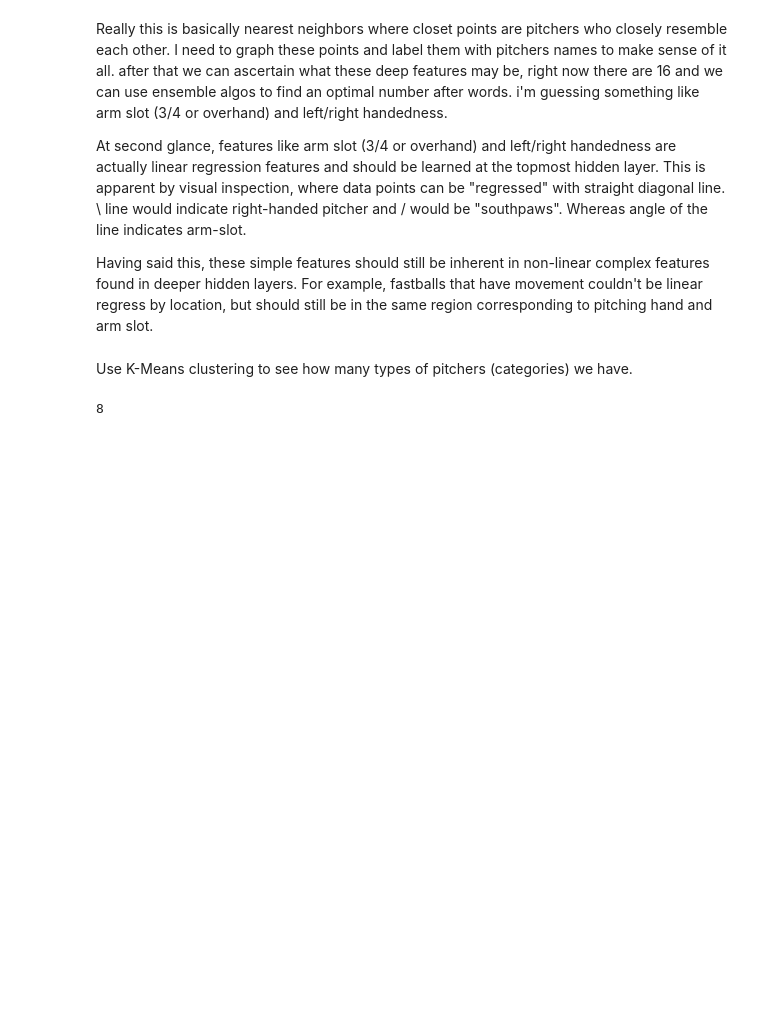
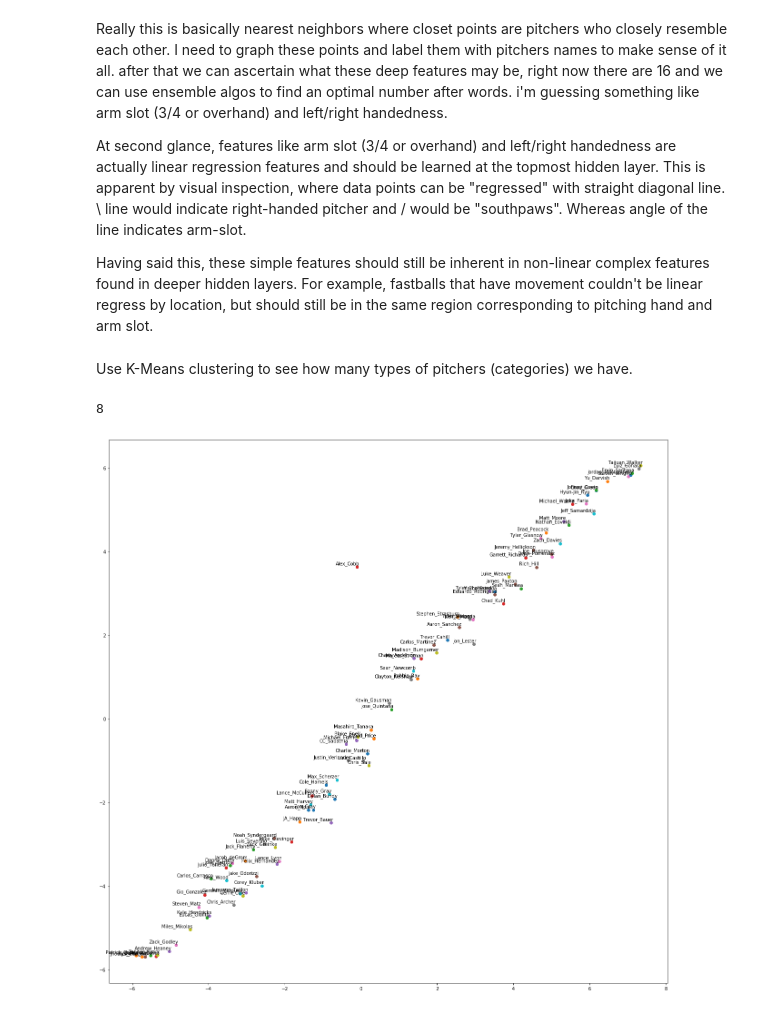
Before and after one commit to vothane/tripleplay, a Jupyter notebook: tripleplay.ipynb, the cells around one changed output. Drawn from its saved outputs; the diff is of its cells as text; code cells hidden in the pictures; blank space fills up the shorter version.

Commit message:
first pass at plotting tSNE

```diff
--- a/tripleplay.ipynb
+++ b/tripleplay.ipynb
@@ -202,4 +205,7 @@ from sklearn.manifold import TSNE
 
 deep_features = encoder.predict(train_data, batch_size=batch_size)
 
-X_embedded = TSNE(n_components=2).fit_transform(deep_features)
+tsne  = TSNE(n_components=2)
+X_embedded = tsne.fit_transform(deep_features)
+tsne.fit_transform(deep_features[1].reshape(-1, 1))
+X_embedded
@@ -219,3 +243,29 @@ kmeans = KMeans(random_state=0).fit(X_embedded)
 len(kmeans.cluster_centers_)
 # %% [output]
 8
+# %%
+import matplotlib.pyplot as plt
+
+names = np.array([pitcher for pitcher, _ in pitcher_map.items()])
+
+x = []
+y = []
+
+for value in X_embedded:
+    x.append(value[0])
+    y.append(value[1])
+
+plt.figure(figsize=(22, 22))
+
+for i in range(len(x)):
+    plt.scatter(x[i],y[i])
+    plt.annotate(names[i],
+                 xy=(x[i], y[i]),
+                 xytext=(5, 2),
+                 textcoords='offset points',
+                 ha='right',
+                 va='bottom')
+
+plt.show()
+# %% [output]
+[figure, added]
```
Also changed, not shown: parts of 6 cells of this notebook.
